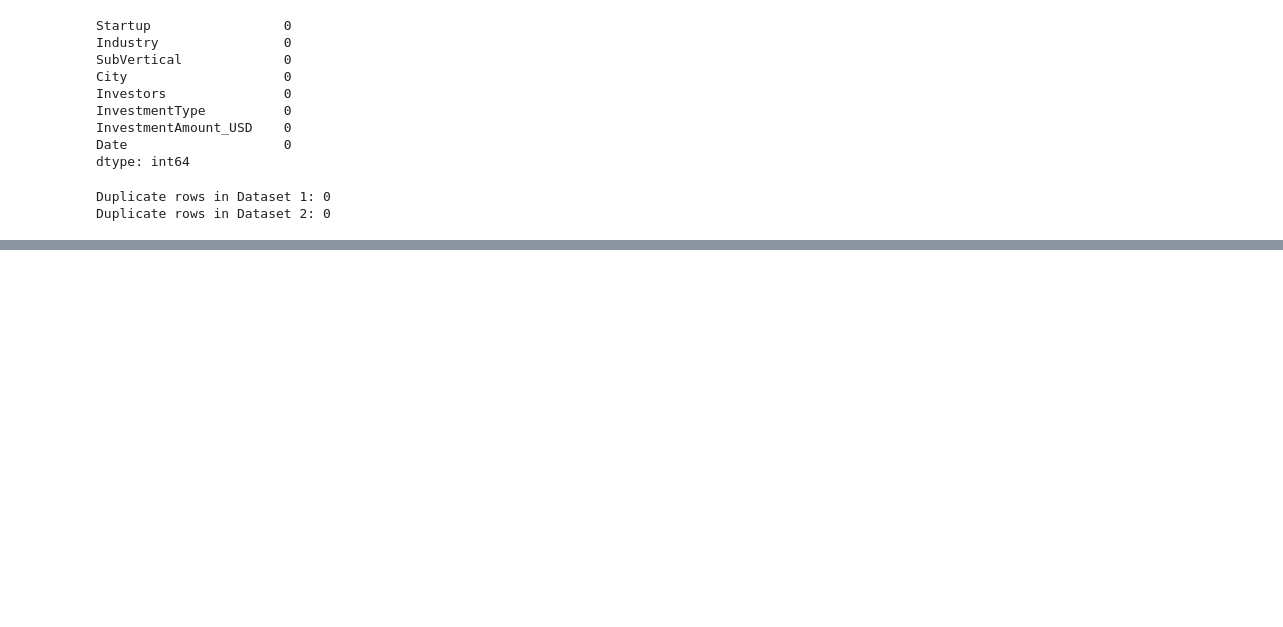
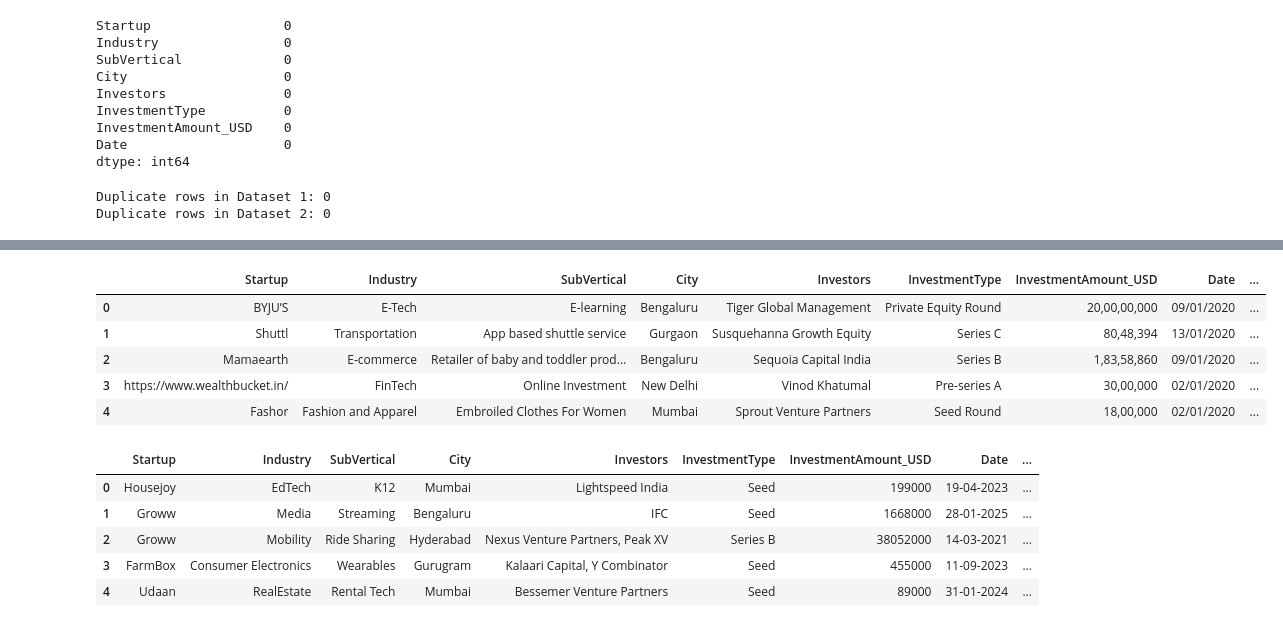
Before and after one commit to srinithi-karunakaran/india-startup-funding-analysis, a Jupyter notebook: startup_funding_analysis.ipynb, the cells around one changed output, grey strips where cells are left out. Saved outputs shown, nothing was run; the diff lists cells and outputs as text; code cells hidden in the pictures; blank space fills up the shorter version.

Commit message:
Added data cleaning and preprocessing

```diff
--- a/startup_funding_analysis.ipynb
+++ b/startup_funding_analysis.ipynb
@@ -147,0 +136,55 @@ Duplicate rows in Dataset 2: 0
+# %%
+df1 = df1.rename(columns={
+    'Date dd/mm/yyyy': 'Date',
+    'Startup Name': 'Startup',
+    'Industry Vertical': 'Industry',
+    'SubVertical': 'SubVertical',
+    'City  Location': 'City',
+    'Investors Name': 'Investors',
+    'InvestmentnType': 'InvestmentType',
+    'Amount in USD': 'InvestmentAmount_USD'
+})
+
+df2 = df2.rename(columns={
+    'Startup': 'Startup',
+    'Industry': 'Industry',
+    'SubVertical': 'SubVertical',
+    'City': 'City',
+    'Investors': 'Investors',
+    'InvestmentType': 'InvestmentType',
+    'InvestmentAmount_USD': 'InvestmentAmount_USD',
+    'Date': 'Date'
+})
+# %%
+common_columns = [
+    'Startup',
+    'Industry',
+    'SubVertical',
+    'City',
+    'Investors',
+    'InvestmentType',
+    'InvestmentAmount_USD',
+    'Date'
+]
+
+df1 = df1[common_columns]
+df2 = df2[common_columns]
+# %%
+df1['Data Source'] = '2015-2020 Dataset'
+df2['Data Source'] = '2020-2025 Dataset'
+# %%
+display(df1.head())
+display(df2.head())
+# %% [output]
+|  | Startup | Industry | SubVertical | City | Investors | InvestmentType | InvestmentAmount_USD | Date | ... |
+| 0 | BYJU’S | E-Tech | E-learning | Bengaluru | Tiger Global Management | Private Equity Round | 20,00,00,000 | 09/01/2020 | ... |
+| 1 | Shuttl | Transportation | App based shuttle service | Gurgaon | Susquehanna Growth Equity | Series C | 80,48,394 | 13/01/2020 | ... |
+| 2 | Mamaearth | E-commerce | Retailer of baby and toddler prod... | Bengaluru | Sequoia Capital India | Series B | 1,83,58,860 | 09/01/2020 | ... |
+| 3 | https://www.wealthbucket.in/ | FinTech | Online Investment | New Delhi | Vinod Khatumal | Pre-series A | 30,00,000 | 02/01/2020 | ... |
+| 4 | Fashor | Fashion and Apparel | Embroiled Clothes For Women | Mumbai | Sprout Venture Partners | Seed Round | 18,00,000 | 02/01/2020 | ... |
+|  | Startup | Industry | SubVertical | City | Investors | InvestmentType | InvestmentAmount_USD | Date | ... |
+| 0 | Housejoy | EdTech | K12 | Mumbai | Lightspeed India | Seed | 199000 | 19-04-2023 | ... |
+| 1 | Groww | Media | Streaming | Bengaluru | IFC | Seed | 1668000 | 28-01-2025 | ... |
+| 2 | Groww | Mobility | Ride Sharing | Hyderabad | Nexus Venture Partners, Peak XV | Series B | 38052000 | 14-03-2021 | ... |
+| 3 | FarmBox | Consumer Electronics | Wearables | Gurugram | Kalaari Capital, Y Combinator | Seed | 455000 | 11-09-2023 | ... |
+| 4 | Udaan | RealEstate | Rental Tech | Mumbai | Bessemer Venture Partners | Seed | 89000 | 31-01-2024 | ... |
```
Also changed, not shown: parts of 25 cells of this notebook.
